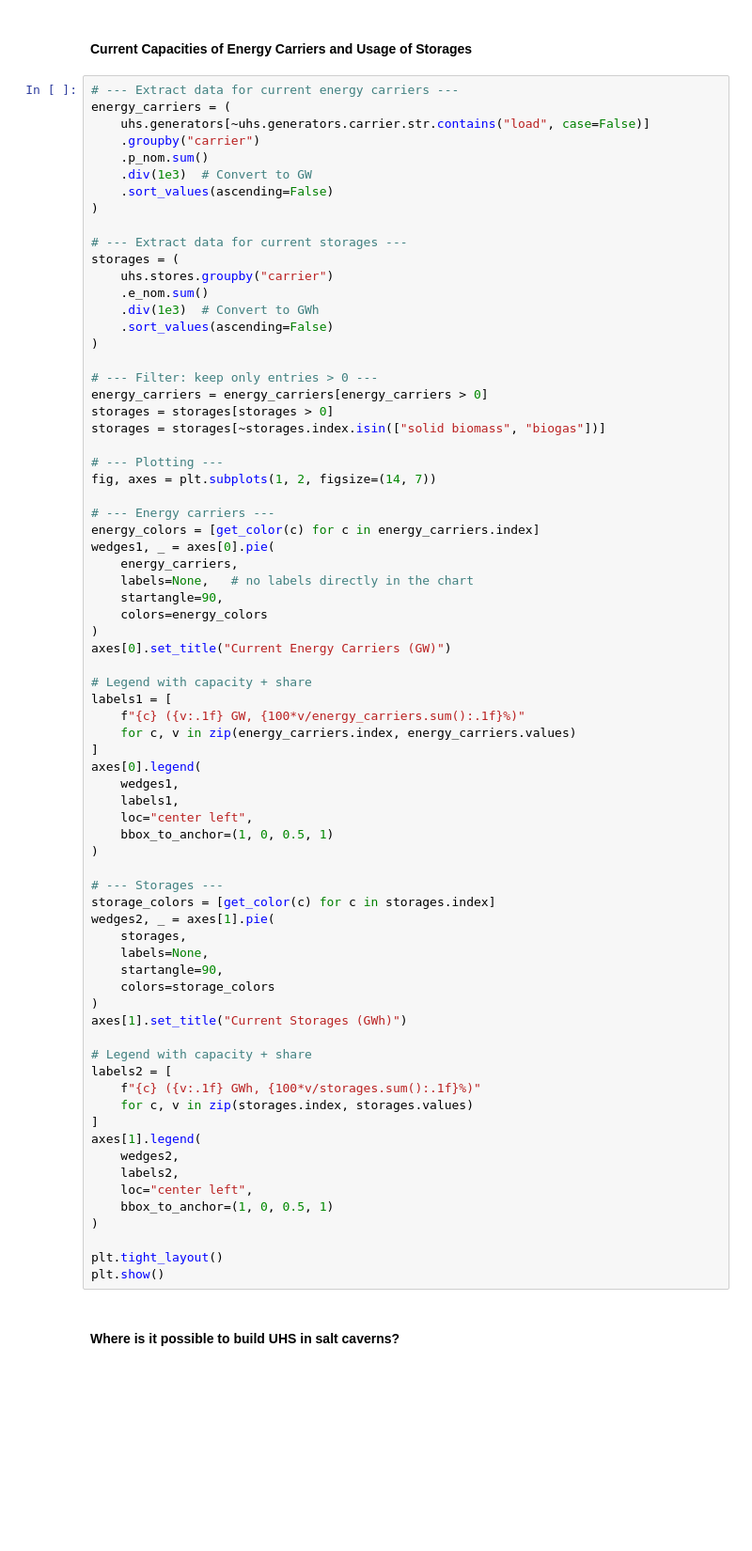
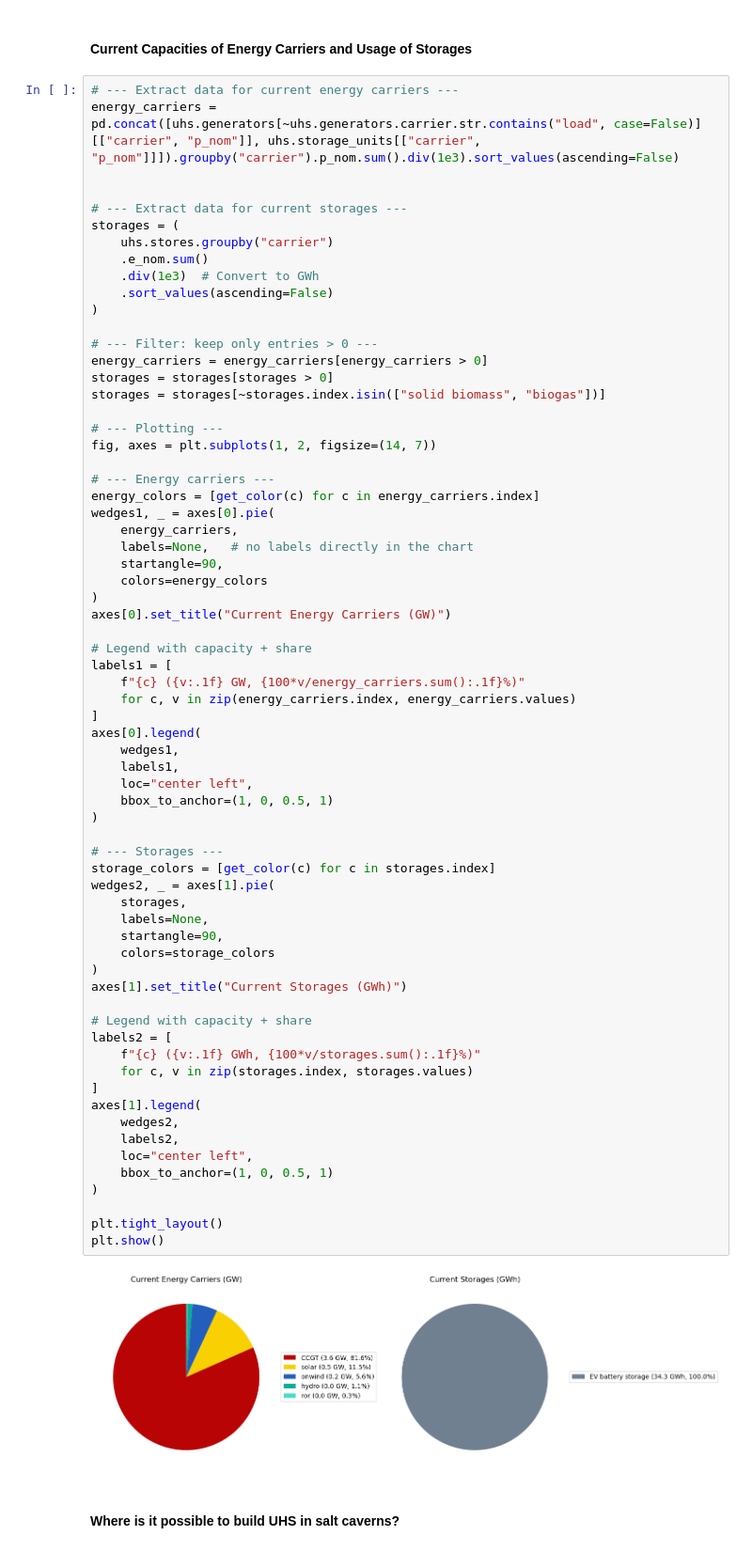
Before and after one commit to doneachh/undergroundstorage, a Jupyter notebook: workflow/notebooks/graphics.ipynb, the cells around one changed output. Shown at 94% size. Drawn from its saved outputs; the diff is of its cells as text; blank space fills up the shorter version.

Commit message:
update graphics

```diff
--- a/workflow/notebooks/graphics.ipynb
+++ b/workflow/notebooks/graphics.ipynb
@@ -235,13 +294,8 @@ warnings.simplefilter(action='default', category=UserWarning)
 #### Current Capacities of Energy Carriers and Usage of Storages
 # %%
 # --- Extract data for current energy carriers ---
-energy_carriers = (
-    uhs.generators[~uhs.generators.carrier.str.contains("load", case=False)]
-    .groupby("carrier")
-    .p_nom.sum()
-    .div(1e3)  # Convert to GW
-    .sort_values(ascending=False)
-)
+energy_carriers = pd.concat([uhs.generators[~uhs.generators.carrier.str.contains("load", case=False)][["carrier", "p_nom"]], uhs.storage_units[["carrier", "p_nom"]]]).groupby("carrier").p_nom.sum().div(1e3).sort_values(ascending=False)
+
 
 # --- Extract data for current storages ---
 storages = (
@@ -278,33 +332,35 @@ axes[0].legend(
     wedges1,
     labels1,
     loc="center left",
     bbox_to_anchor=(1, 0, 0.5, 1)
 )
 
 # --- Storages ---
 storage_colors = [get_color(c) for c in storages.index]
 wedges2, _ = axes[1].pie(
     storages,
     labels=None,
     startangle=90,
     colors=storage_colors
 )
 axes[1].set_title("Current Storages (GWh)")
 
 # Legend with capacity + share
 labels2 = [
     f"{c} ({v:.1f} GWh, {100*v/storages.sum():.1f}%)"
     for c, v in zip(storages.index, storages.values)
 ]
 axes[1].legend(
     wedges2,
     labels2,
     loc="center left",
     bbox_to_anchor=(1, 0, 0.5, 1)
 )
 
 plt.tight_layout()
 plt.show()
+# %% [output]
+[figure, added]
 # %% [markdown]
 #### Where is it possible to build UHS in salt caverns?
 # %%
```
Also changed, not shown: parts of 33 cells of this notebook.
